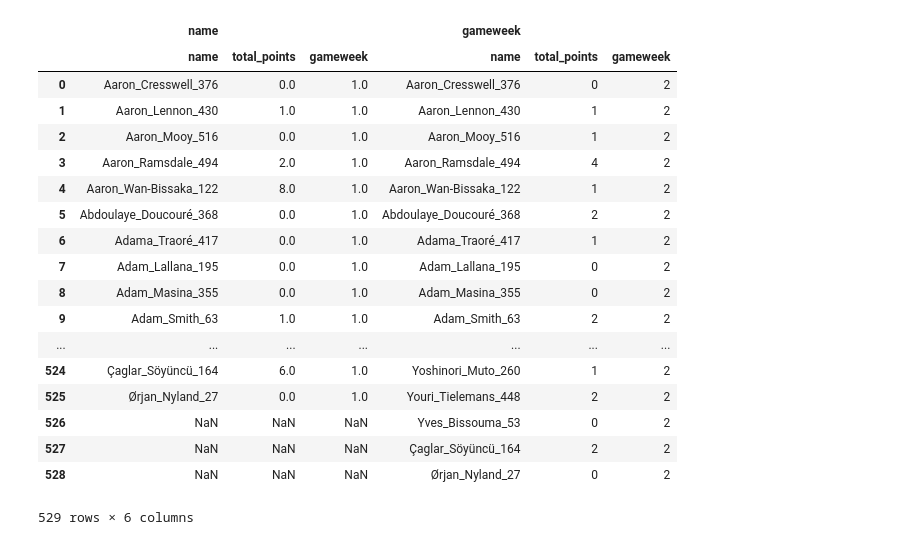
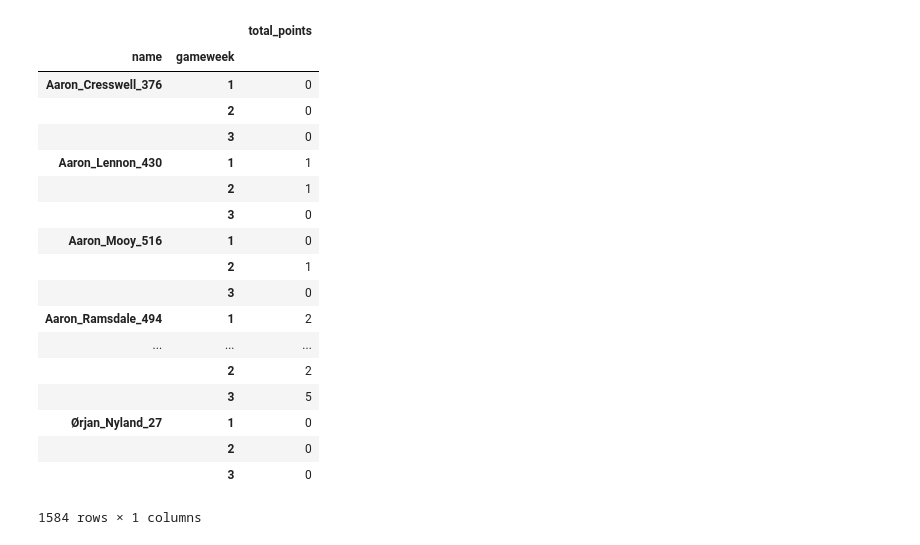
Before and after one commit to stephendeyoung/fpl-model, a Jupyter notebook: historical/timeseries regression.ipynb, the cells around one changed output. Saved outputs shown, nothing was run; the diff lists cells and outputs as text; code cells hidden in the pictures.

```diff
--- a/historical/timeseries regression.ipynb
+++ b/historical/timeseries regression.ipynb
@@ -1,37 +211,42 @@
 # %%
 import pandas as pd
 import matplotlib.pyplot as plt
 
 gw1 = pd.read_csv("gw1.csv", usecols=["name", "total_points"])
 gw2 = pd.read_csv("gw2.csv", usecols=["name", "total_points"])
 gw3 = pd.read_csv("gw3.csv", usecols=["name", "total_points"])
 
 gw1["gameweek"] = 1
 gw2["gameweek"] = 2
 gw3["gameweek"] = 3
 
-gws = [gw1, gw2, gw3]
-#gws = [df.set_index(['name', 'gameweek']) for df in gws]
-gameweeks = pd.concat(gws, axis=1, keys=["name", "gameweek"])
-#gameweeks.fillna(0, inplace=True)
-gameweeks
+# gws = [gw1, gw2, gw3]
+# gws = [df.set_index(['name', 'gameweek']) for df in gws]
+# gameweeks = pd.concat(gws, axis=1)
+# #gameweeks.fillna(0, inplace=True)
+#gameweeks
+
+gameweeks = pd.concat([gw1, gw2, gw3]).sort_values(by=['name', 'gameweek'])
+#gameweeks
+
+gameweeks.set_index(['name', 'gameweek'])
 # %% [output]
-|  | name |  |  | gameweek |  |  |
-|  | name | total_points | gameweek | name | total_points | gameweek |
-| 0 | Aaron_Cresswell_376 | 0.0 | 1.0 | Aaron_Cresswell_376 | 0 | 2 |
-| 1 | Aaron_Lennon_430 | 1.0 | 1.0 | Aaron_Lennon_430 | 1 | 2 |
-| 2 | Aaron_Mooy_516 | 0.0 | 1.0 | Aaron_Mooy_516 | 1 | 2 |
-| 3 | Aaron_Ramsdale_494 | 2.0 | 1.0 | Aaron_Ramsdale_494 | 4 | 2 |
-| 4 | Aaron_Wan-Bissaka_122 | 8.0 | 1.0 | Aaron_Wan-Bissaka_122 | 1 | 2 |
-| 5 | Abdoulaye_Doucouré_368 | 0.0 | 1.0 | Abdoulaye_Doucouré_368 | 2 | 2 |
-| 6 | Adama_Traoré_417 | 0.0 | 1.0 | Adama_Traoré_417 | 1 | 2 |
-| 7 | Adam_Lallana_195 | 0.0 | 1.0 | Adam_Lallana_195 | 0 | 2 |
-| 8 | Adam_Masina_355 | 0.0 | 1.0 | Adam_Masina_355 | 0 | 2 |
-| 9 | Adam_Smith_63 | 1.0 | 1.0 | Adam_Smith_63 | 2 | 2 |
-| ... | ... | ... | ... | ... | ... | ... |
-| 524 | Çaglar_Söyüncü_164 | 6.0 | 1.0 | Yoshinori_Muto_260 | 1 | 2 |
-| 525 | Ørjan_Nyland_27 | 0.0 | 1.0 | Youri_Tielemans_448 | 2 | 2 |
-| 526 | NaN | NaN | NaN | Yves_Bissouma_53 | 0 | 2 |
-| 527 | NaN | NaN | NaN | Çaglar_Söyüncü_164 | 2 | 2 |
-| 528 | NaN | NaN | NaN | Ørjan_Nyland_27 | 0 | 2 |
+|  |  | total_points |
+| name | gameweek |  |
+| Aaron_Cresswell_376 | 1 | 0 |
+|  | 2 | 0 |
+|  | 3 | 0 |
+| Aaron_Lennon_430 | 1 | 1 |
+|  | 2 | 1 |
+|  | 3 | 0 |
+| Aaron_Mooy_516 | 1 | 0 |
+|  | 2 | 1 |
+|  | 3 | 0 |
+| Aaron_Ramsdale_494 | 1 | 2 |
+| ... | ... | ... |
+|  | 2 | 2 |
+|  | 3 | 5 |
+| Ørjan_Nyland_27 | 1 | 0 |
+|  | 2 | 0 |
+|  | 3 | 0 |
-529 rows × 6 columns
+1584 rows × 1 columns
```
Also changed, not shown: parts of 6 cells of this notebook, 6 other files.
